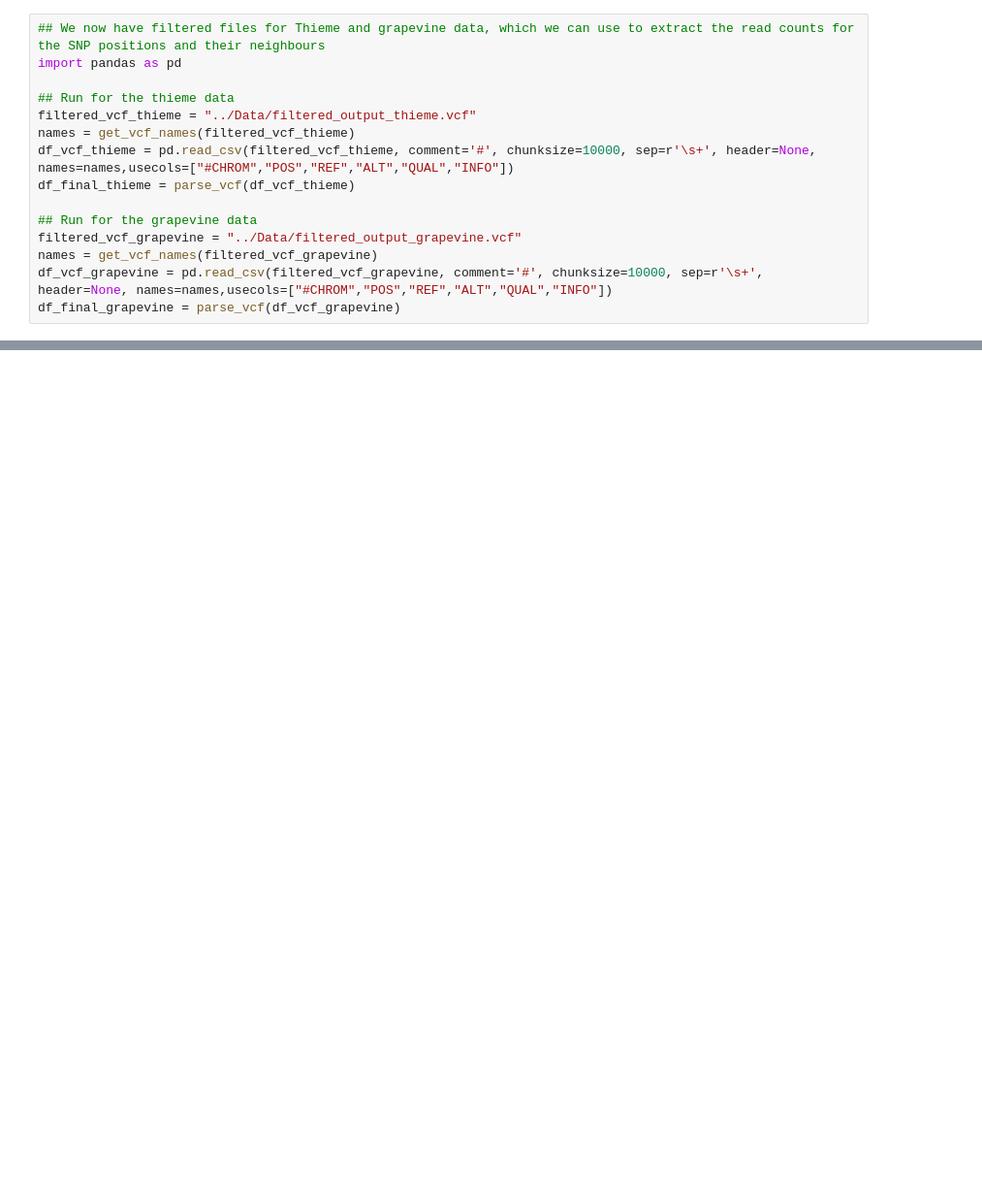
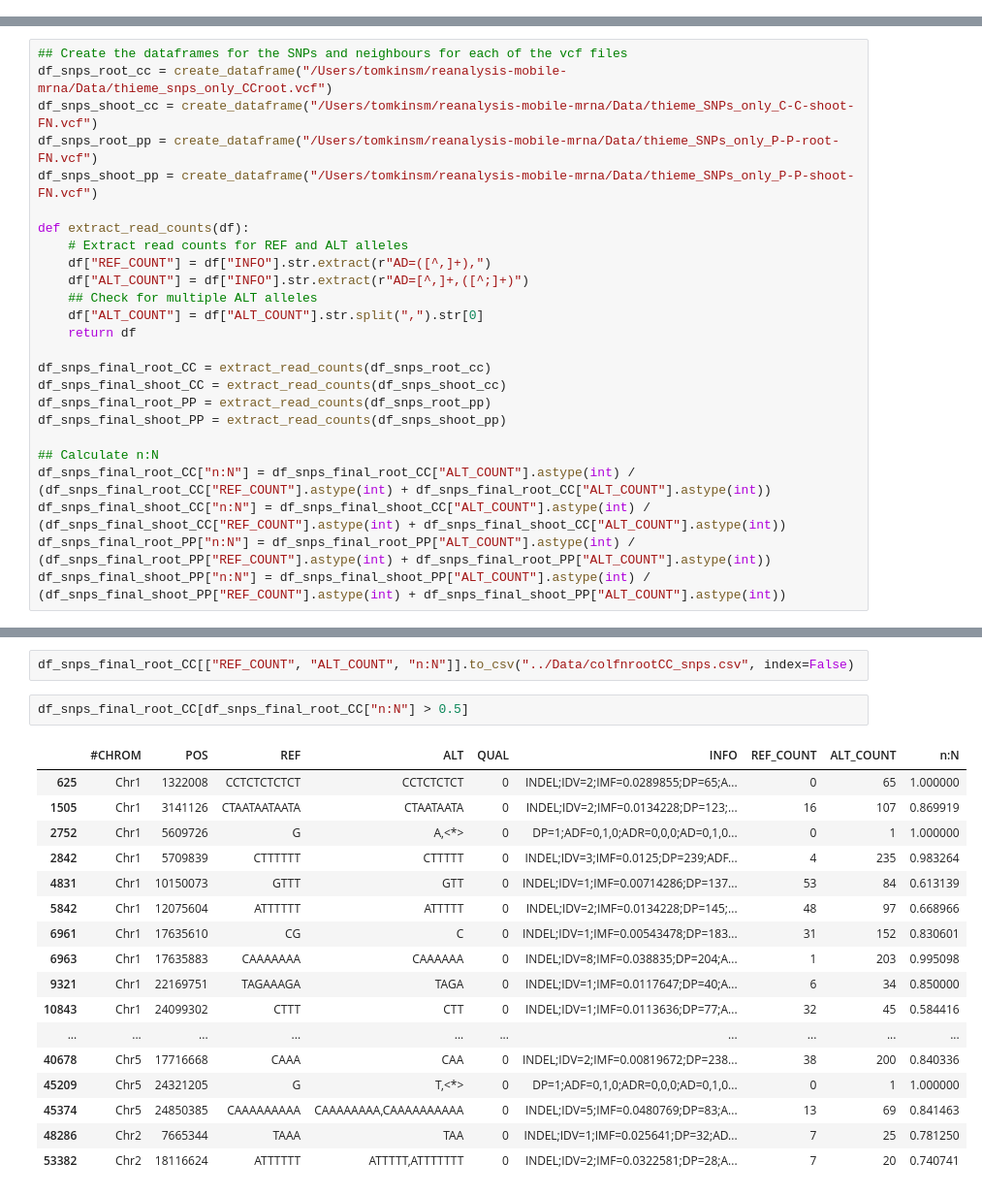
Before and after one commit to mtomtom/reanalysis-mobile-mrna, a Jupyter notebook: Jupyter_notebooks/Figure2.ipynb, the cells around one changed output, grey strips where cells are left out. Shown at 97% size. Cells and saved outputs as stored; diff of their text form; blank space fills up the shorter version.

Commit message:
Changed the files for Table 1 and Figure 2

```diff
--- a/Jupyter_notebooks/Figure2.ipynb
+++ b/Jupyter_notebooks/Figure2.ipynb
@@ -129,15 +0,0 @@ with open("../Data/grapevine_positions.txt", "w") as f:
-# %%
-## We now have filtered files for Thieme and grapevine data, which we can use to extract the read counts for the SNP positions and their neighbours
-import pandas as pd
-
-## Run for the thieme data
-filtered_vcf_thieme = "../Data/filtered_output_thieme.vcf"
-names = get_vcf_names(filtered_vcf_thieme)
-df_vcf_thieme = pd.read_csv(filtered_vcf_thieme, comment='#', chunksize=10000, sep=r'\s+', header=None, names=names,usecols=["#CHROM","POS","REF","ALT","QUAL","INFO"])
-df_final_thieme = parse_vcf(df_vcf_thieme)
-
-## Run for the grapevine data
-filtered_vcf_grapevine = "../Data/filtered_output_grapevine.vcf"
-names = get_vcf_names(filtered_vcf_grapevine)
-df_vcf_grapevine = pd.read_csv(filtered_vcf_grapevine, comment='#', chunksize=10000, sep=r'\s+', header=None, names=names,usecols=["#CHROM","POS","REF","ALT","QUAL","INFO"])
-df_final_grapevine = parse_vcf(df_vcf_grapevine)
@@ -200,0 +333,25 @@ df_final_grapevine[~df_final_grapevine["SNP"].isin(grapevine_snps)]["n:N"].to_cs
+# %%
+## Create the dataframes for the SNPs and neighbours for each of the vcf files
+df_snps_root_cc = create_dataframe("/Users/tomkinsm/reanalysis-mobile-mrna/Data/thieme_snps_only_CCroot.vcf")
+df_snps_shoot_cc = create_dataframe("/Users/tomkinsm/reanalysis-mobile-mrna/Data/thieme_SNPs_only_C-C-shoot-FN.vcf")
+df_snps_root_pp = create_dataframe("/Users/tomkinsm/reanalysis-mobile-mrna/Data/thieme_SNPs_only_P-P-root-FN.vcf")
+df_snps_shoot_pp = create_dataframe("/Users/tomkinsm/reanalysis-mobile-mrna/Data/thieme_SNPs_only_P-P-shoot-FN.vcf")
+
+def extract_read_counts(df):
+    # Extract read counts for REF and ALT alleles
+    df["REF_COUNT"] = df["INFO"].str.extract(r"AD=([^,]+),")
+    df["ALT_COUNT"] = df["INFO"].str.extract(r"AD=[^,]+,([^;]+)")
+    ## Check for multiple ALT alleles
+    df["ALT_COUNT"] = df["ALT_COUNT"].str.split(",").str[0]
+    return df
+
+df_snps_final_root_CC = extract_read_counts(df_snps_root_cc)
+df_snps_final_shoot_CC = extract_read_counts(df_snps_shoot_cc)
+df_snps_final_root_PP = extract_read_counts(df_snps_root_pp)
+df_snps_final_shoot_PP = extract_read_counts(df_snps_shoot_pp)
+
+## Calculate n:N
+df_snps_final_root_CC["n:N"] = df_snps_final_root_CC["ALT_COUNT"].astype(int) / (df_snps_final_root_CC["REF_COUNT"].astype(int) + df_snps_final_root_CC["ALT_COUNT"].astype(int))
+df_snps_final_shoot_CC["n:N"] = df_snps_final_shoot_CC["ALT_COUNT"].astype(int) / (df_snps_final_shoot_CC["REF_COUNT"].astype(int) + df_snps_final_shoot_CC["ALT_COUNT"].astype(int))
+df_snps_final_root_PP["n:N"] = df_snps_final_root_PP["ALT_COUNT"].astype(int) / (df_snps_final_root_PP["REF_COUNT"].astype(int) + df_snps_final_root_PP["ALT_COUNT"].astype(int))
+df_snps_final_shoot_PP["n:N"] = df_snps_final_shoot_PP["ALT_COUNT"].astype(int) / (df_snps_final_shoot_PP["REF_COUNT"].astype(int) + df_snps_final_shoot_PP["ALT_COUNT"].astype(int))
@@ -200,0 +369,22 @@ df_final_grapevine[~df_final_grapevine["SNP"].isin(grapevine_snps)]["n:N"].to_cs
+# %%
+df_snps_final_root_CC[["REF_COUNT", "ALT_COUNT", "n:N"]].to_csv("../Data/colfnrootCC_snps.csv", index=False)
+# %%
+df_snps_final_root_CC[df_snps_final_root_CC["n:N"] > 0.5]
+# %% [output]
+|  | #CHROM | POS | REF | ALT | QUAL | INFO | REF_COUNT | ALT_COUNT | n:N |
+| 625 | Chr1 | 1322008 | CCTCTCTCTCT | CCTCTCTCT | 0 | INDEL;IDV=2;IMF=0.0289855;DP=65;A... | 0 | 65 | 1.000000 |
+| 1505 | Chr1 | 3141126 | CTAATAATAATA | CTAATAATA | 0 | INDEL;IDV=2;IMF=0.0134228;DP=123;... | 16 | 107 | 0.869919 |
+| 2752 | Chr1 | 5609726 | G | A,<*> | 0 | DP=1;ADF=0,1,0;ADR=0,0,0;AD=0,1,0... | 0 | 1 | 1.000000 |
+| 2842 | Chr1 | 5709839 | CTTTTTT | CTTTTT | 0 | INDEL;IDV=3;IMF=0.0125;DP=239;ADF... | 4 | 235 | 0.983264 |
+| 4831 | Chr1 | 10150073 | GTTT | GTT | 0 | INDEL;IDV=1;IMF=0.00714286;DP=137... | 53 | 84 | 0.613139 |
+| 5842 | Chr1 | 12075604 | ATTTTTT | ATTTTT | 0 | INDEL;IDV=2;IMF=0.0134228;DP=145;... | 48 | 97 | 0.668966 |
+| 6961 | Chr1 | 17635610 | CG | C | 0 | INDEL;IDV=1;IMF=0.00543478;DP=183... | 31 | 152 | 0.830601 |
+| 6963 | Chr1 | 17635883 | CAAAAAAA | CAAAAAA | 0 | INDEL;IDV=8;IMF=0.038835;DP=204;A... | 1 | 203 | 0.995098 |
+| 9321 | Chr1 | 22169751 | TAGAAAGA | TAGA | 0 | INDEL;IDV=1;IMF=0.0117647;DP=40;A... | 6 | 34 | 0.850000 |
+| 10843 | Chr1 | 24099302 | CTTT | CTT | 0 | INDEL;IDV=1;IMF=0.0113636;DP=77;A... | 32 | 45 | 0.584416 |
+| ... | ... | ... | ... | ... | ... | ... | ... | ... | ... |
+| 40678 | Chr5 | 17716668 | CAAA | CAA | 0 | INDEL;IDV=2;IMF=0.00819672;DP=238... | 38 | 200 | 0.840336 |
+| 45209 | Chr5 | 24321205 | G | T,<*> | 0 | DP=1;ADF=0,1,0;ADR=0,0,0;AD=0,1,0... | 0 | 1 | 1.000000 |
+| 45374 | Chr5 | 24850385 | CAAAAAAAAA | CAAAAAAAA,CAAAAAAAAAA | 0 | INDEL;IDV=5;IMF=0.0480769;DP=83;A... | 13 | 69 | 0.841463 |
+| 48286 | Chr2 | 7665344 | TAAA | TAA | 0 | INDEL;IDV=1;IMF=0.025641;DP=32;AD... | 7 | 25 | 0.781250 |
+| 53382 | Chr2 | 18116624 | ATTTTTT | ATTTTT,ATTTTTTT | 0 | INDEL;IDV=2;IMF=0.0322581;DP=28;A... | 7 | 20 | 0.740741 |
```
Also changed, not shown: parts of 25 cells of this notebook, 1 other file.
